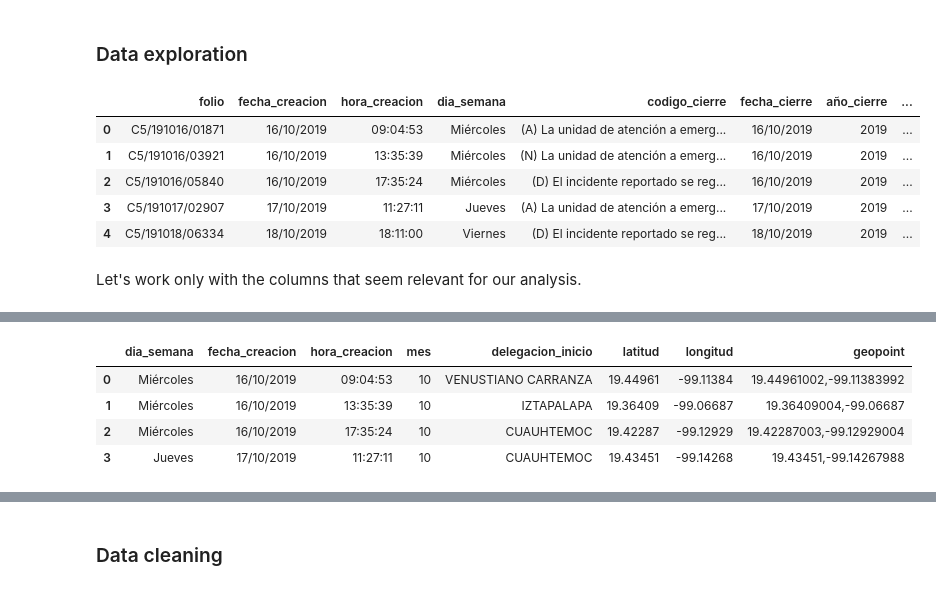
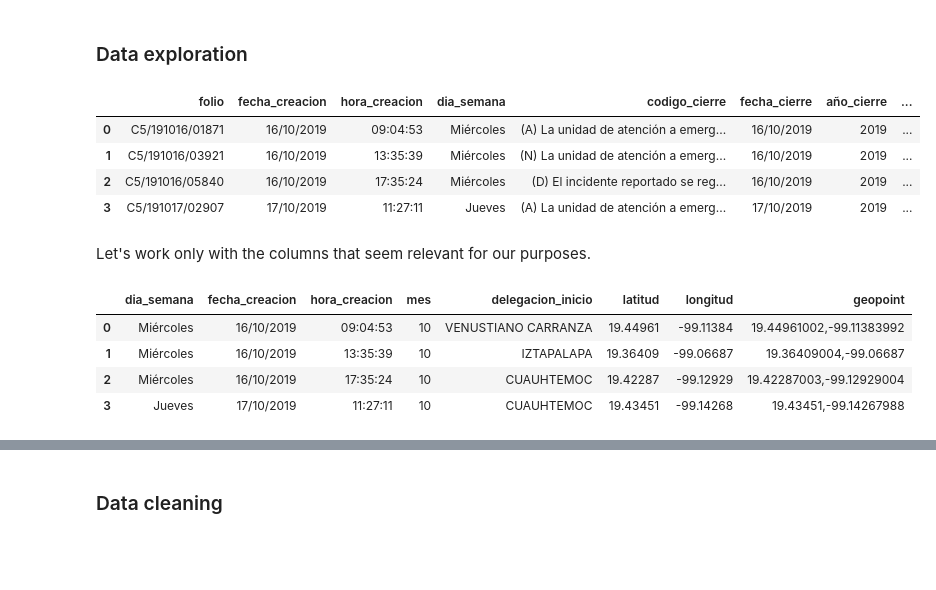
Before and after one commit to FranciscoGalan/Bicycle_Commuting_Mexico_City, a Jupyter notebook: main.ipynb, the cells around one changed output, grey strips where cells are left out. Cells and saved outputs as stored; diff of their text form; code cells hidden in the pictures; blank space fills up the shorter version.

```diff
--- a/main.ipynb
+++ b/main.ipynb
@@ -155,18 +233,25 @@ contador_final.to_csv('Data/contador_final.csv', index=False)
 # %% [markdown]
 ### Data exploration
 # %%
-incidentes.head()
+incidentes.head(4)
 # %% [output]
 |  | folio | fecha_creacion | hora_creacion | dia_semana | codigo_cierre | fecha_cierre | año_cierre | ... |
 | 0 | C5/191016/01871 | 16/10/2019 | 09:04:53 | Miércoles | (A) La unidad de atención a emerg... | 16/10/2019 | 2019 | ... |
 | 1 | C5/191016/03921 | 16/10/2019 | 13:35:39 | Miércoles | (N) La unidad de atención a emerg... | 16/10/2019 | 2019 | ... |
 | 2 | C5/191016/05840 | 16/10/2019 | 17:35:24 | Miércoles | (D) El incidente reportado se reg... | 16/10/2019 | 2019 | ... |
 | 3 | C5/191017/02907 | 17/10/2019 | 11:27:11 | Jueves | (A) La unidad de atención a emerg... | 17/10/2019 | 2019 | ... |
-| 4 | C5/191018/06334 | 18/10/2019 | 18:11:00 | Viernes | (D) El incidente reportado se reg... | 18/10/2019 | 2019 | ... |
 # %% [markdown]
-Let's work only with the columns that seem relevant for our analysis.
+Let's work only with the columns that seem relevant for our purposes.
 # %%
 incidentes = incidentes[['dia_semana', 'fecha_creacion', 'hora_creacion', 'mes', 'delegacion_inicio', 'latitud', 'longitud', 'geopoint']]
+# %%
+incidentes.head(4)
+# %% [output]
+|  | dia_semana | fecha_creacion | hora_creacion | mes | delegacion_inicio | latitud | longitud | geopoint |
+| 0 | Miércoles | 16/10/2019 | 09:04:53 | 10 | VENUSTIANO CARRANZA | 19.44961 | -99.11384 | 19.44961002,-99.11383992 |
+| 1 | Miércoles | 16/10/2019 | 13:35:39 | 10 | IZTAPALAPA | 19.36409 | -99.06687 | 19.36409004,-99.06687 |
+| 2 | Miércoles | 16/10/2019 | 17:35:24 | 10 | CUAUHTEMOC | 19.42287 | -99.12929 | 19.42287003,-99.12929004 |
+| 3 | Jueves | 17/10/2019 | 11:27:11 | 10 | CUAUHTEMOC | 19.43451 | -99.14268 | 19.43451,-99.14267988 |
 # %%
 incidentes.info()
 # %% [output]
@@ -185,11 +270,3 @@ Data columns (total 8 columns):
  7   geopoint           2924 non-null   object
 dtypes: float64(2), int64(1), object(5)
 memory usage: 182.9+ KB
-# %%
-incidentes.head(4)
-# %% [output]
-|  | dia_semana | fecha_creacion | hora_creacion | mes | delegacion_inicio | latitud | longitud | geopoint |
-| 0 | Miércoles | 16/10/2019 | 09:04:53 | 10 | VENUSTIANO CARRANZA | 19.44961 | -99.11384 | 19.44961002,-99.11383992 |
-| 1 | Miércoles | 16/10/2019 | 13:35:39 | 10 | IZTAPALAPA | 19.36409 | -99.06687 | 19.36409004,-99.06687 |
-| 2 | Miércoles | 16/10/2019 | 17:35:24 | 10 | CUAUHTEMOC | 19.42287 | -99.12929 | 19.42287003,-99.12929004 |
-| 3 | Jueves | 17/10/2019 | 11:27:11 | 10 | CUAUHTEMOC | 19.43451 | -99.14268 | 19.43451,-99.14267988 |
```
Also changed, not shown: parts of 37 cells of this notebook, 1 other file.
